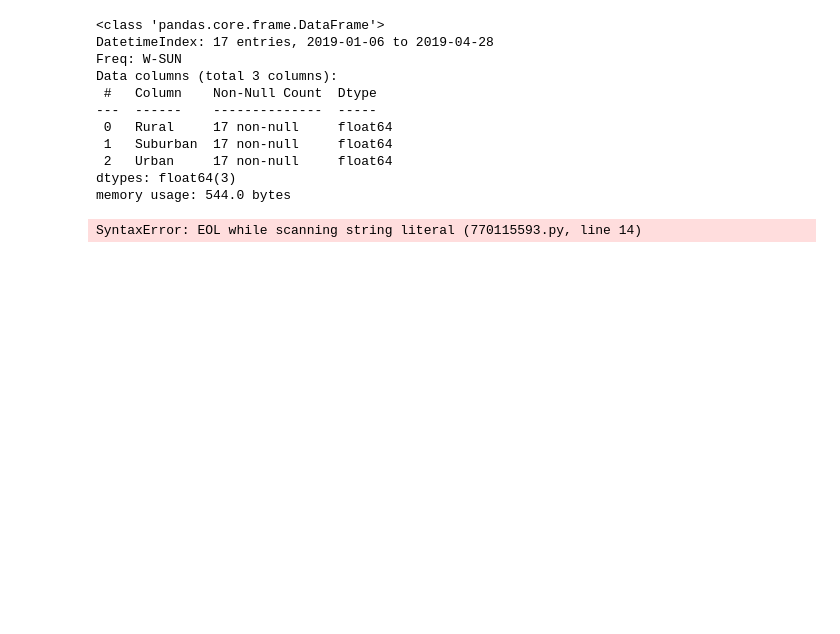
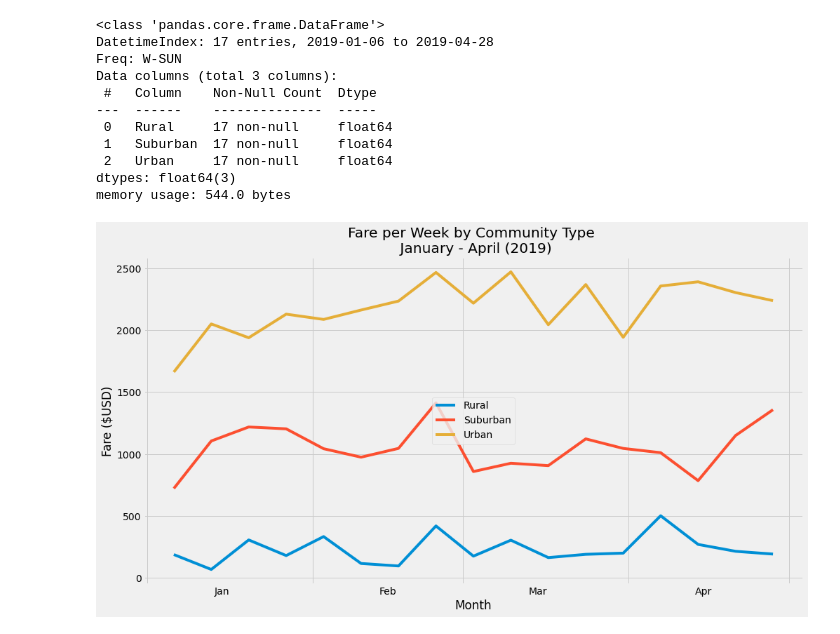
Before and after one commit to AbiE216/PyBer_Analysis, a Jupyter notebook: PyBer_Challenge.ipynb, the cells around one changed output. Cells and saved outputs as stored; diff of their text form; code cells hidden in the pictures; blank space fills up the shorter version.

Commit message:
added in image

```diff
--- a/PyBer_Challenge.ipynb
+++ b/PyBer_Challenge.ipynb
@@ -236,19 +236,19 @@ import matplotlib as mpl
 # Use the graph style fivethirtyeight.
 style.use('fivethirtyeight')
 # %%
-fig, ax = plt.subplots(figsize=(15, 5))
+fig, ax = plt.subplots(figsize=(15, 8))
 ax.plot(weekly_sum, label = ("Rural","Suburban","Urban"))
 ax.set_xlabel('Month')
 ax.set_ylabel('Fare ($USD)')
 ax.set_title('Fare per Week by Community Type \n January - April (2019)')
 ax.xaxis.set_major_locator(mpl.dates.MonthLocator())
 ax.xaxis.set_minor_locator(mpl.dates.MonthLocator(bymonthday=15))
 ax.xaxis.set_major_formatter(plt.NullFormatter())
 ax.xaxis.set_minor_formatter(mpl.dates.DateFormatter('%h'))
 
 
 ax.legend(loc='center')
 
-plt.savefig("PyBer_Analysis/analysis/Fig1)
+plt.savefig(r"C:\Users\Artsy\Desktop\PyBer_Analysis\analysis\PyBer_fare_summary.png")
 # %% [output]
-SyntaxError: EOL while scanning string literal (770115593.py, line 14)
+[figure, added]
```
Also changed, not shown: 2 other files.
